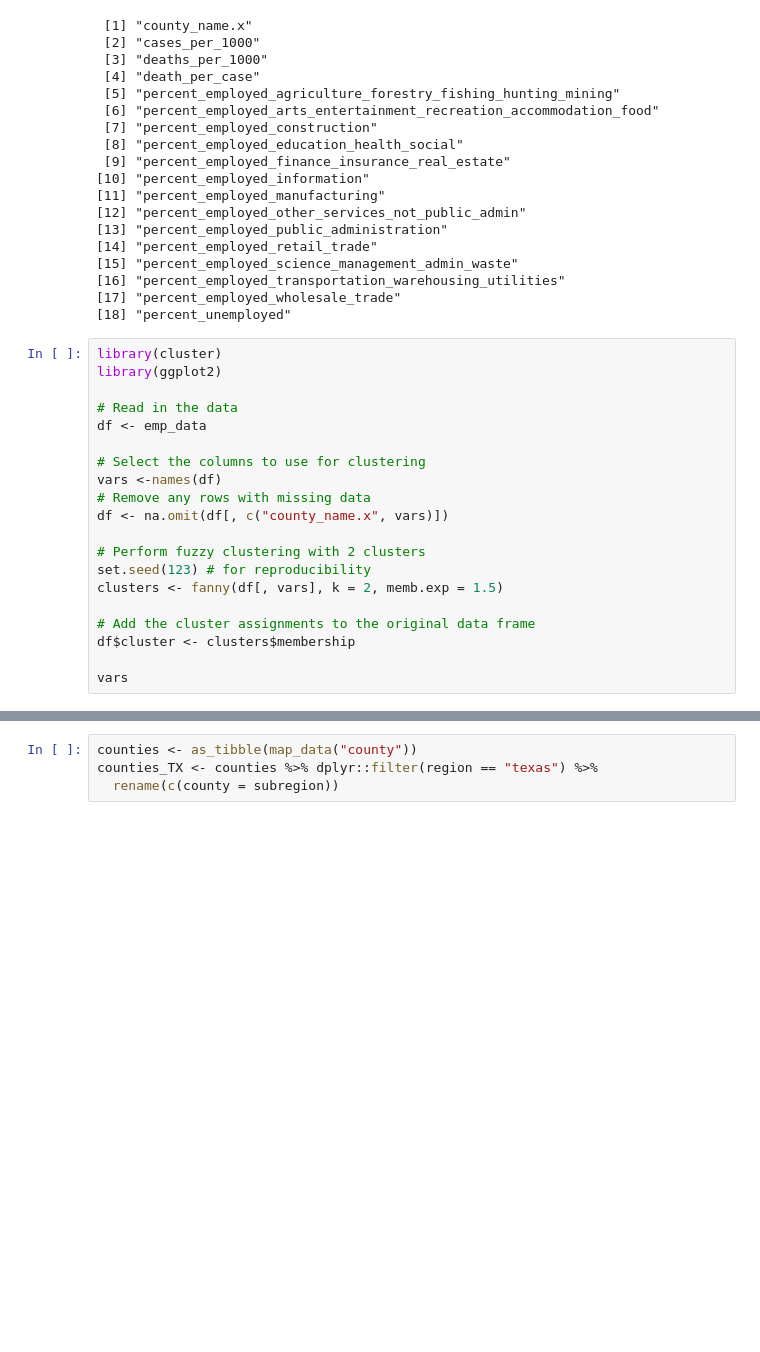
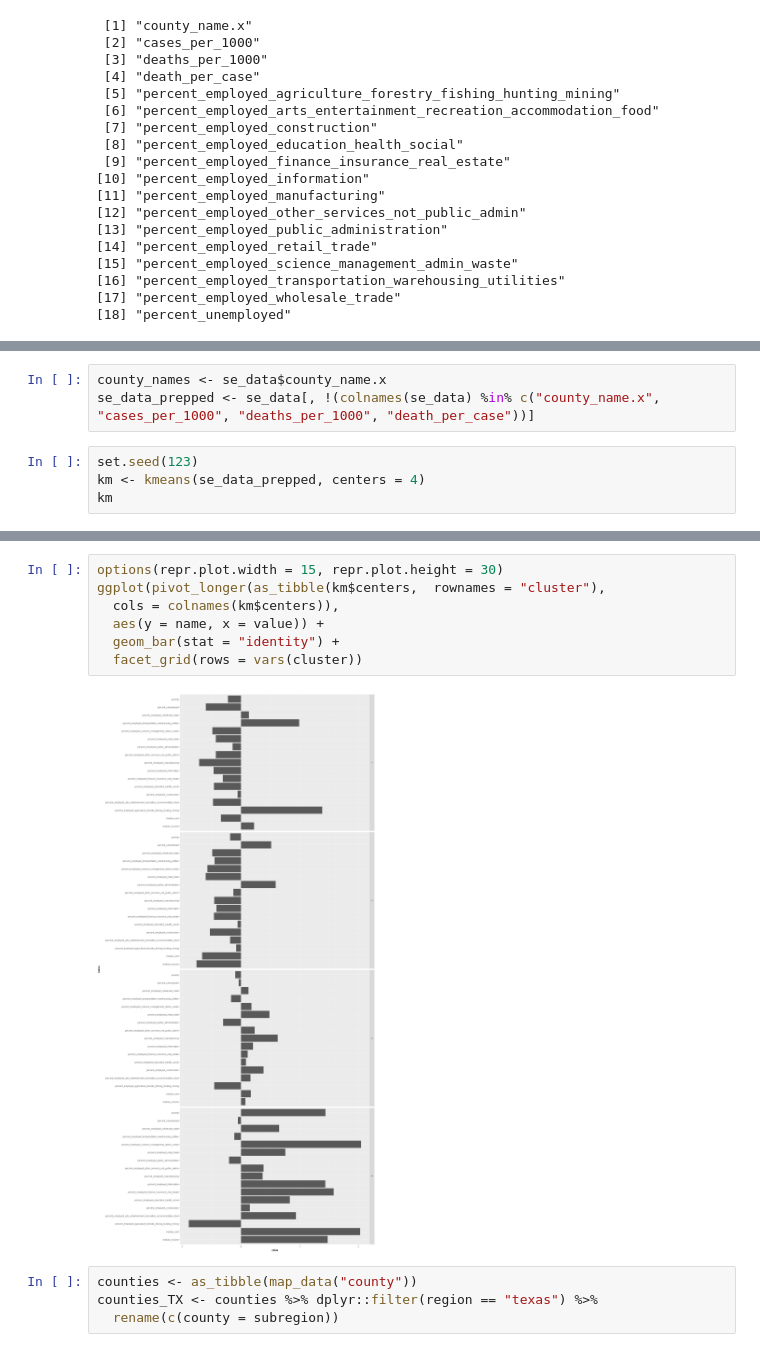
Before and after one commit to ncliu95/smu_dm_project_2, a Jupyter notebook: Project 2.ipynb, the cells around one changed output, grey strips where cells are left out. Cells and saved outputs as stored; diff of their text form; blank space fills up the shorter version.

```diff
--- a/Project 2.ipynb
+++ b/Project 2.ipynb
@@ -261,23 +308,3 @@ colnames(emp_data)
 [16] "percent_employed_transportation_warehousing_utilities"
 [17] "percent_employed_wholesale_trade"
 [18] "percent_unemployed"
-# %%
-library(cluster)
-library(ggplot2)
-
-# Read in the data
-df <- emp_data
-
-# Select the columns to use for clustering
-vars <-names(df)
-# Remove any rows with missing data
-df <- na.omit(df[, c("county_name.x", vars)])
-
-# Perform fuzzy clustering with 2 clusters
-set.seed(123) # for reproducibility
-clusters <- fanny(df[, vars], k = 2, memb.exp = 1.5)
-
-# Add the cluster assignments to the original data frame
-df$cluster <- clusters$membership
-
-vars
@@ -349,0 +315,7 @@ A tibble: 254 × 20
+# %%
+county_names <- se_data$county_name.x
+se_data_prepped <- se_data[, !(colnames(se_data) %in% c("county_name.x", "cases_per_1000", "deaths_per_1000", "death_per_case"))]
+# %%
+set.seed(123)
+km <- kmeans(se_data_prepped, centers = 4)
+km
@@ -350,3 +340,12 @@ A tibble: 254 × 20
+# %%
+options(repr.plot.width = 15, repr.plot.height = 30)
+ggplot(pivot_longer(as_tibble(km$centers,  rownames = "cluster"),
+  cols = colnames(km$centers)),
+  aes(y = name, x = value)) +
+  geom_bar(stat = "identity") +
+  facet_grid(rows = vars(cluster))
+# %% [output]
+[figure, added]
 # %%
 counties <- as_tibble(map_data("county"))
 counties_TX <- counties %>% dplyr::filter(region == "texas") %>%
```
Also changed, not shown: parts of 47 cells of this notebook, 4 other files.
